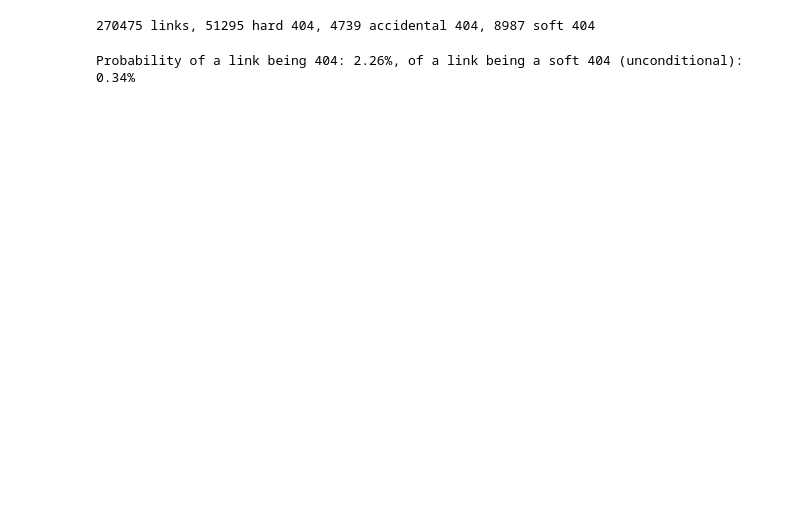
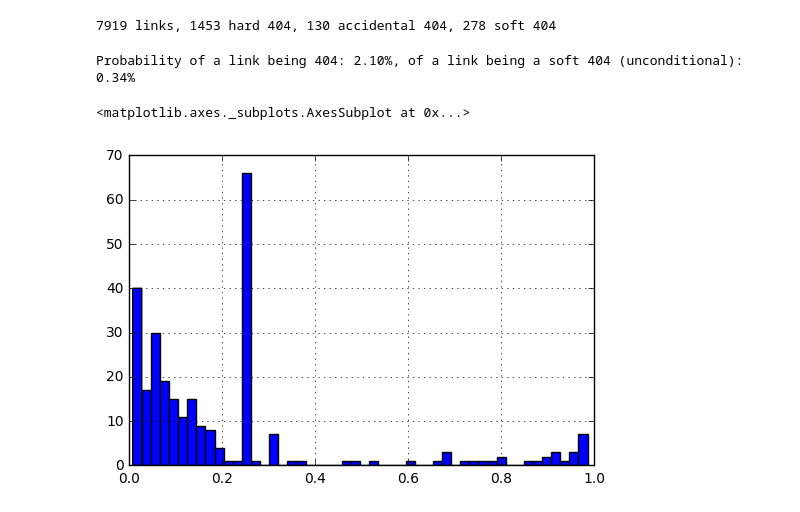
Before and after one commit to TeamHG-Memex/soft404, a Jupyter notebook: notebooks/real_soft404.ipynb, the cells around one changed output. Drawn from its saved outputs; the diff is of its cells as text; code cells hidden in the pictures; blank space fills up the shorter version.

Commit message:
Check prediction on real soft404 candidates

```diff
--- a/notebooks/real_soft404.ipynb
+++ b/notebooks/real_soft404.ipynb
@@ -7,7 +7,7 @@ mangled = 0
 accidental_404 = 0
 hard_404 = 0
 soft_404 = []
-for item in reader('../text_items_big.meta.jl.gz'):
+for item in reader('../pages_tiny.jl.gz'):
     is_link = urlsplit(item['url']).path.rstrip('/')
     if is_link:  # home page should not give a 404
         links += 1
@@ -27,7 +27,7 @@ print('{links} links, {hard_404} hard 404, {accidental_404} accidental 404, {sof
              soft_404=len(soft_404),
             ))
 # %% [output]
-270475 links, 51295 hard 404, 4739 accidental 404, 8987 soft 404
+7919 links, 1453 hard 404, 130 accidental 404, 278 soft 404
 # %%
 prob_accidental_404 = accidental_404 / (links - mangled)
 cond_prob_soft_404 = len(soft_404) / mangled
@@ -36,4 +36,17 @@ prob_soft_404 = prob_accidental_404 * cond_prob_soft_404
 print('Probability of a link being 404: {:.2%}, of a link being a soft 404 (unconditional): {:.2%}'
       .format(prob_accidental_404, prob_soft_404))
 # %% [output]
-Probability of a link being 404: 2.26%, of a link being a soft 404 (unconditional): 0.34%
+Probability of a link being 404: 2.10%, of a link being a soft 404 (unconditional): 0.34%
+# %%
+import pandas as pd
+%matplotlib inline
+from soft404 import Soft404Classifier
+
+clf = Soft404Classifier(soft404_prior=0.25)
+# %%
+soft404_probs = [clf.predict(item['html']) for item in soft_404]
+# %%
+pd.Series(soft404_probs).hist(bins=50)
+# %% [output]
+<matplotlib.axes._subplots.AxesSubplot at 0x...>
+[figure, added]
```
Also changed, not shown: parts of 2 cells of this notebook.
